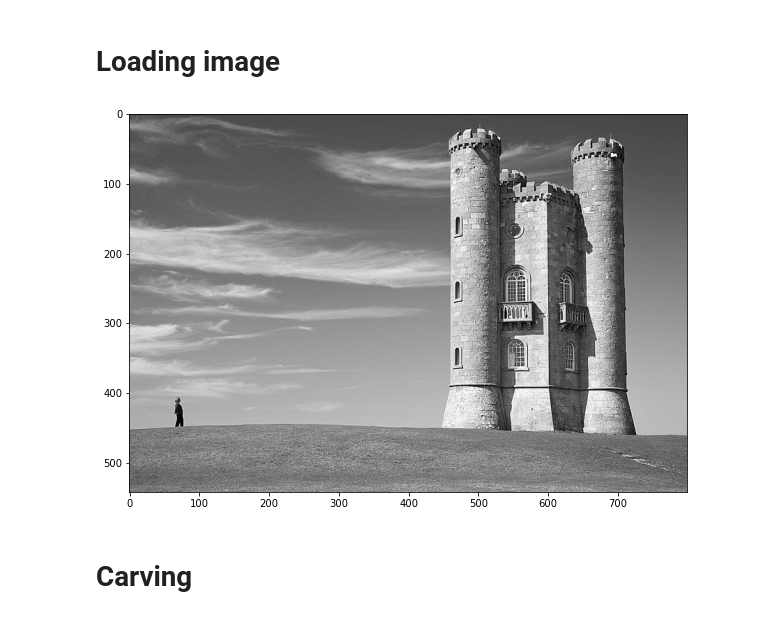
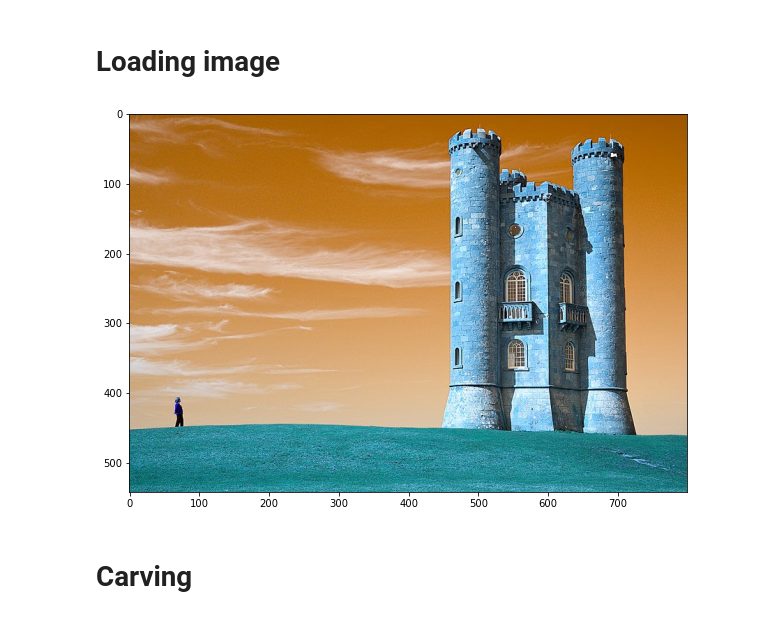
Before and after one commit to mdnam2410/hcmus-bigo, a Jupyter notebook: hw4/seam-carving.ipynb, the cells around one changed output. Cells and saved outputs as stored; diff of their text form; code cells hidden in the pictures.

```diff
--- a/hw4/seam-carving.ipynb
+++ b/hw4/seam-carving.ipynb
@@ -17,9 +16,9 @@ gray_img = cv2.cvtColor(original_img, cv2.COLOR_BGR2GRAY)
 # %%
 plt.figure(figsize=(10, 8))
-plt.imshow(gray_img, cmap='gray')
+plt.imshow(original_img)
 plt.show()
 # %% [output]
-[figure, old version]
+[figure, new version]
 # %% [markdown]
 # Carving
 # %% [markdown]
```
Also changed, not shown: parts of 18 cells of this notebook.
